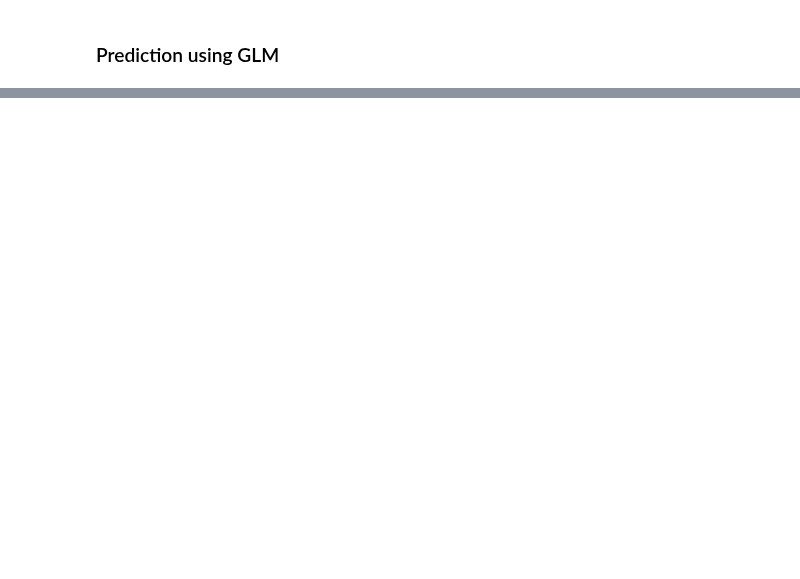
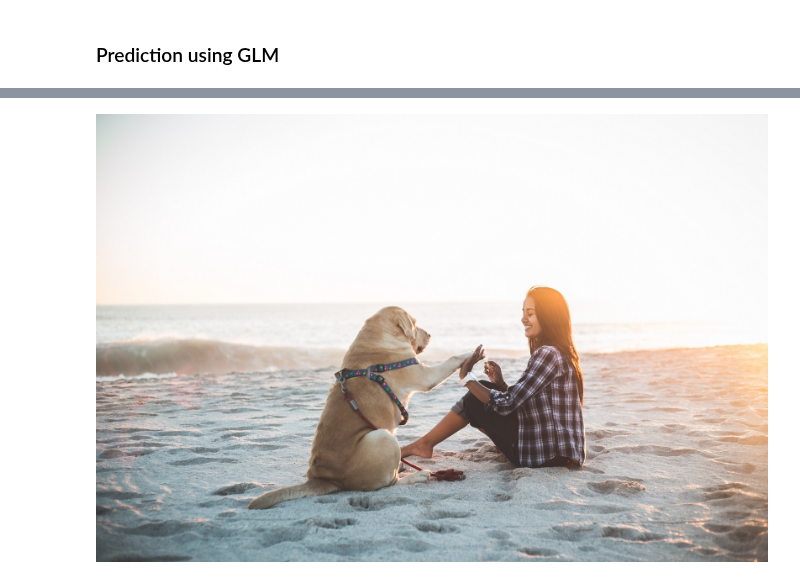
Before and after one commit to mac999/multimodal_ai_learning, a Jupyter notebook: 6_vlm/A4_glm.ipynb, the cells around one changed output, grey strips where cells are left out. Cells and saved outputs as stored; diff of their text form; code cells hidden in the pictures; blank space fills up the shorter version.

```diff
--- a/6_vlm/A4_glm.ipynb
+++ b/6_vlm/A4_glm.ipynb
@@ -29,3 +39,13 @@ model = Glm4vForConditionalGeneration.from_pretrained(
+# %%
+from PIL import Image
+import requests
+from io import BytesIO
+image_url = "https://storage.googleapis.com/sfr-vision-language-research/BLIP/demo.jpg"
+response = requests.get(image_url)
+image = Image.open(BytesIO(response.content)).convert("RGB")
+image
+# %% [output]
+[figure, added]
 # %%
 inputs = processor.apply_chat_template(
     messages,
```
Also changed, not shown: parts of 3 cells of this notebook, 3 other files.
